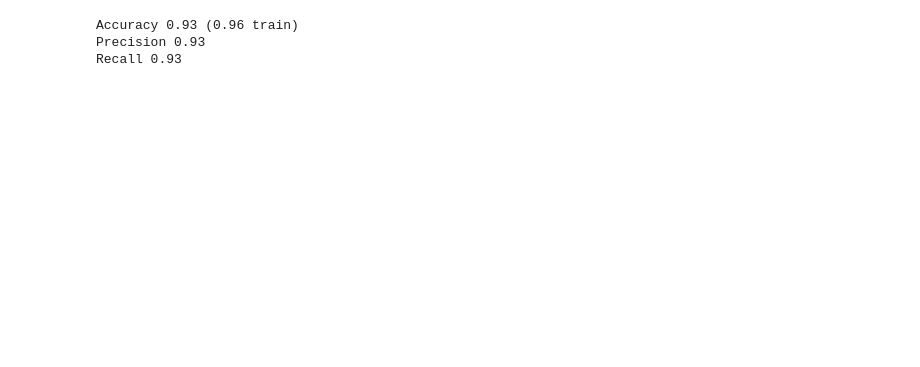
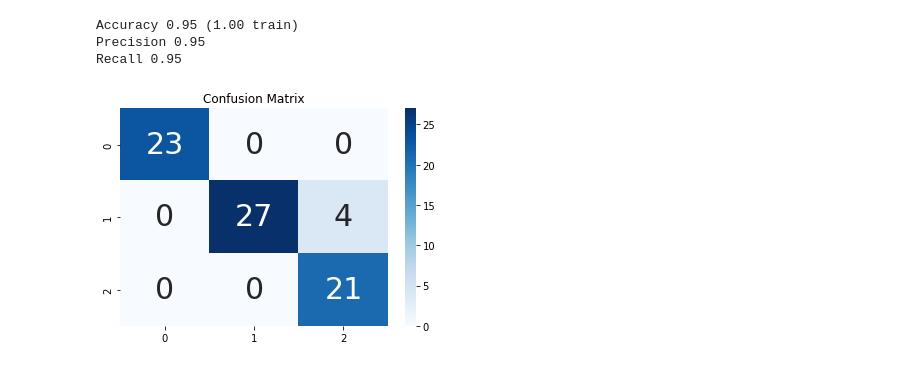
Before and after one commit to joews/sandbox, a Jupyter notebook: iris.ipynb, the cells around one changed output. Drawn from its saved outputs; the diff is of its cells as text; code cells hidden in the pictures; blank space fills up the shorter version.

Commit message:
Add confusion matrix plot

```diff
--- a/iris.ipynb
+++ b/iris.ipynb
@@ -9,7 +9,7 @@ from sklearn.model_selection import train_test_split
 iris = datasets.load_iris()
 
 n_classes = len(set(iris.target))
-X_train, X_test, y_train, y_test = train_test_split(iris.data, iris.target, test_size=0.3, random_state=1232)
+X_train, X_test, y_train, y_test = train_test_split(iris.data, iris.target, test_size=0.5, random_state=1232)
 # %%
 from sklearn.linear_model import LogisticRegression
 from sklearn import svm
@@ -20,13 +20,13 @@ from sklearn.pipeline import make_pipeline
 from sklearn.preprocessing import StandardScaler
 
 
-# logistic_regression = LogisticRegression(multi_class="ovr", solver="liblinear").fit(X_train, y_train);
-# logistic_regression = LogisticRegression(multi_class="multinomial", solver="newton-cg").fit(X_train, y_train);
+# logistic_regression = LogisticRegression(C=1e5, multi_class="ovr", solver="liblinear").fit(X_train, y_train);
+logistic_regression = LogisticRegression(C=1e5, multi_class="multinomial", solver="newton-cg").fit(X_train, y_train);
 
 svm = svm.SVC()
 
-# model = logistic_regression
-model = make_pipeline(StandardScaler(), logistic_regression)
+model = logistic_regression
+# model = make_pipeline(StandardScaler(), logistic_regression)
 # model = svm
 # model = make_pipeline(StandardScaler(), svm)
 
@@ -36,10 +36,7 @@ predictions_test = model.predict(X_test)
 accuracy_train = model.score(X_train, y_train);
 accuracy_test = model.score(X_test, y_test);
 
-t1 = model.predict(np.array([X_test[2]]))
-score2 = model.score(X_test, y_test);
-
-# confusion_matrix = metrics.confusion_matrix(y_test, test_predictions)
+confusion_matrix = metrics.confusion_matrix(y_test, predictions_test)
 
 precision = precision_score(y_test, predictions_test, average="micro")
 recall = recall_score(y_test, predictions_test, average="micro")
@@ -48,9 +45,20 @@ print(f"Accuracy {accuracy_test:.2f} ({accuracy_train:.2f} train)")
 print(f"Precision {precision:.2f}")
 print(f"Recall {recall:.2f}")
 # %% [output]
-Accuracy 0.93 (0.96 train)
-Precision 0.93
-Recall 0.93
+Accuracy 0.95 (1.00 train)
+Precision 0.95
+Recall 0.95
+# %%
+# Plot confusion matrix
+import seaborn as sns
+
+ax = plt.axes()
+ax.set_title('Confusion Matrix')
+
+sns.heatmap(confusion_matrix, annot=True, annot_kws={"size": 30}, fmt='d',cmap="Blues", ax = ax )
+plt.show()
+# %% [output]
+[figure, added]
 # %%
 #@title
 # Code source: Gaël Varoquaux
```
Also changed, not shown: parts of 1 cell of this notebook.
